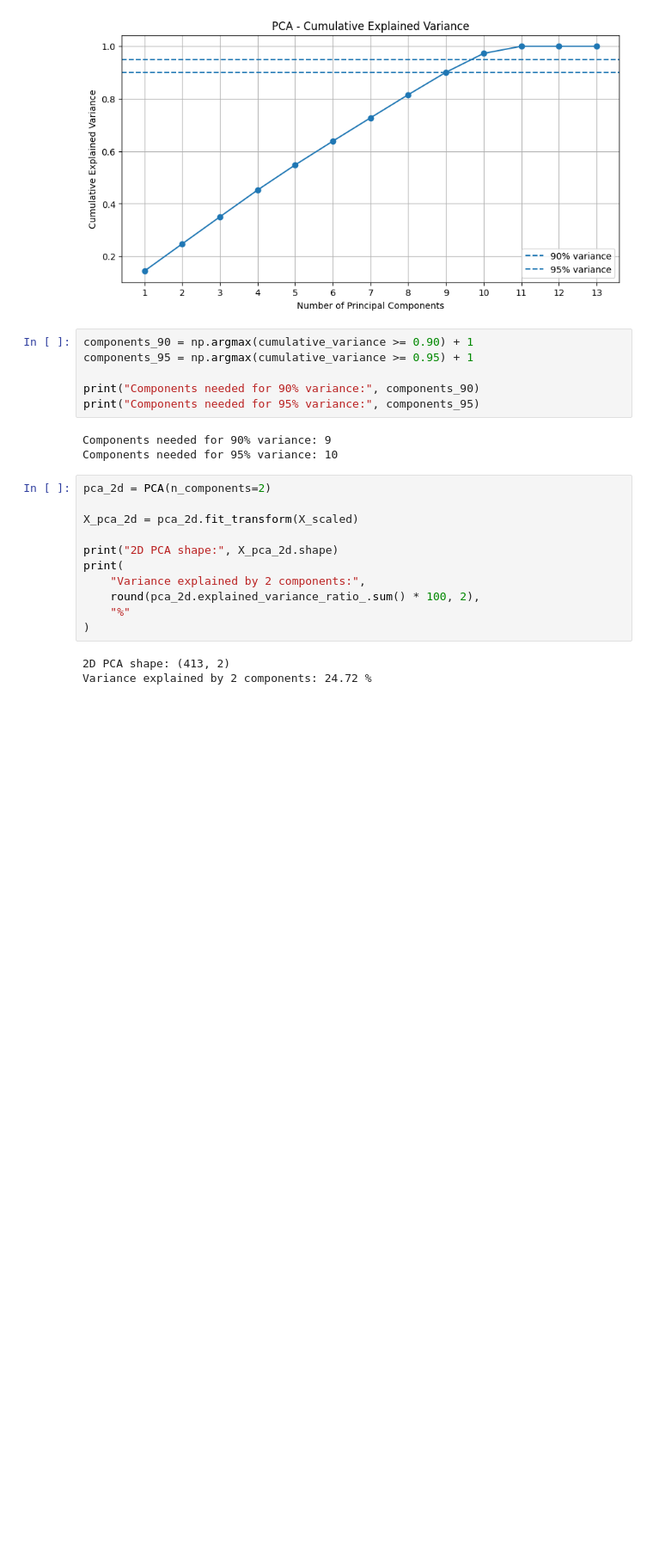
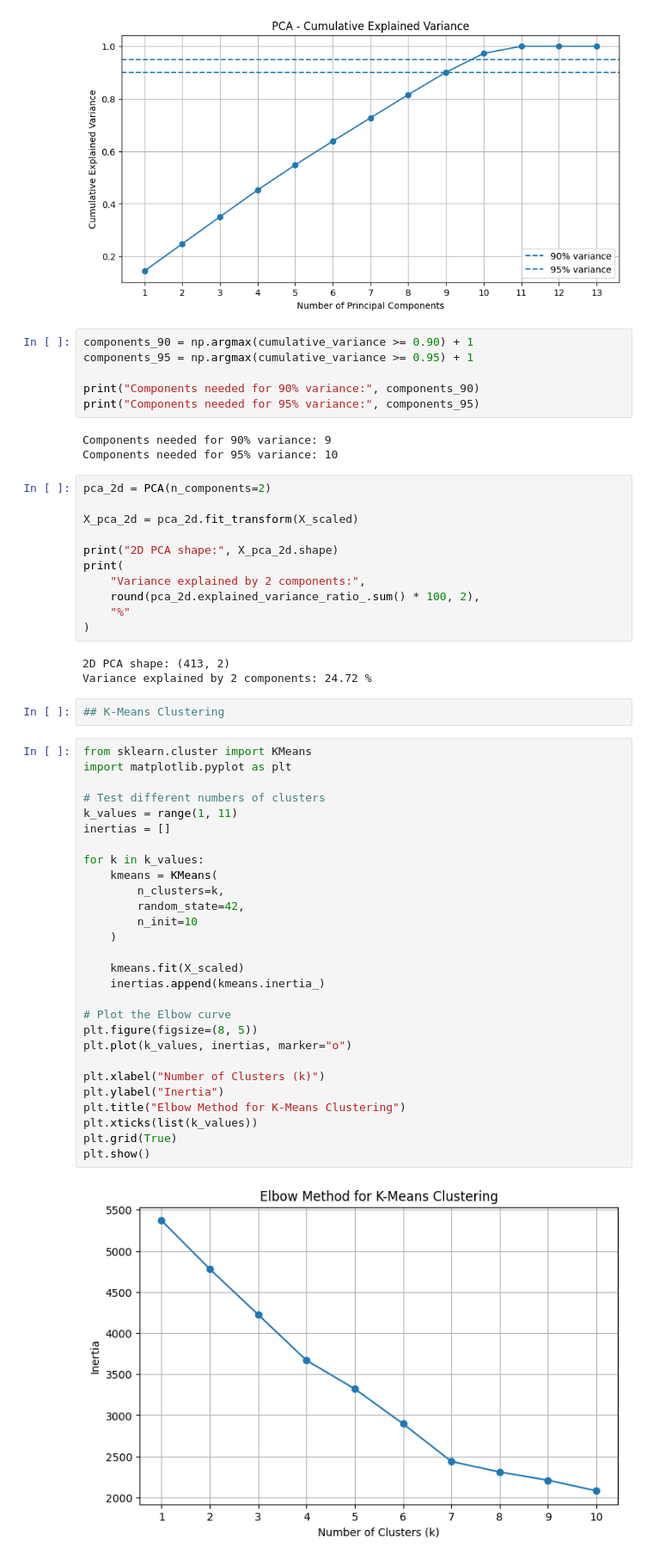
Before and after one commit to GaneshSarathi19/TrafficIntelligenceML, a Jupyter notebook: notebooks/clustering/traffic_clustering.ipynb, the cells around one changed output. Shown at 86% size. Cells and saved outputs as stored; diff of their text form; blank space fills up the shorter version.

Commit message:
Completed K-Means clustering for traffic data

```diff
--- a/notebooks/clustering/traffic_clustering.ipynb
+++ b/notebooks/clustering/traffic_clustering.ipynb
@@ -492,3 +492,35 @@ print(
 # %% [output]
 2D PCA shape: (413, 2)
 Variance explained by 2 components: 24.72 %
+# %%
+## K-Means Clustering
+# %%
+from sklearn.cluster import KMeans
+import matplotlib.pyplot as plt
+
+# Test different numbers of clusters
+k_values = range(1, 11)
+inertias = []
+
+for k in k_values:
+    kmeans = KMeans(
+        n_clusters=k,
+        random_state=42,
+        n_init=10
+    )
+
+    kmeans.fit(X_scaled)
+    inertias.append(kmeans.inertia_)
+
+# Plot the Elbow curve
+plt.figure(figsize=(8, 5))
+plt.plot(k_values, inertias, marker="o")
+
+plt.xlabel("Number of Clusters (k)")
+plt.ylabel("Inertia")
+plt.title("Elbow Method for K-Means Clustering")
+plt.xticks(list(k_values))
+plt.grid(True)
+plt.show()
+# %% [output]
+[figure, added]
```
Also changed, not shown: parts of 5 cells of this notebook.
